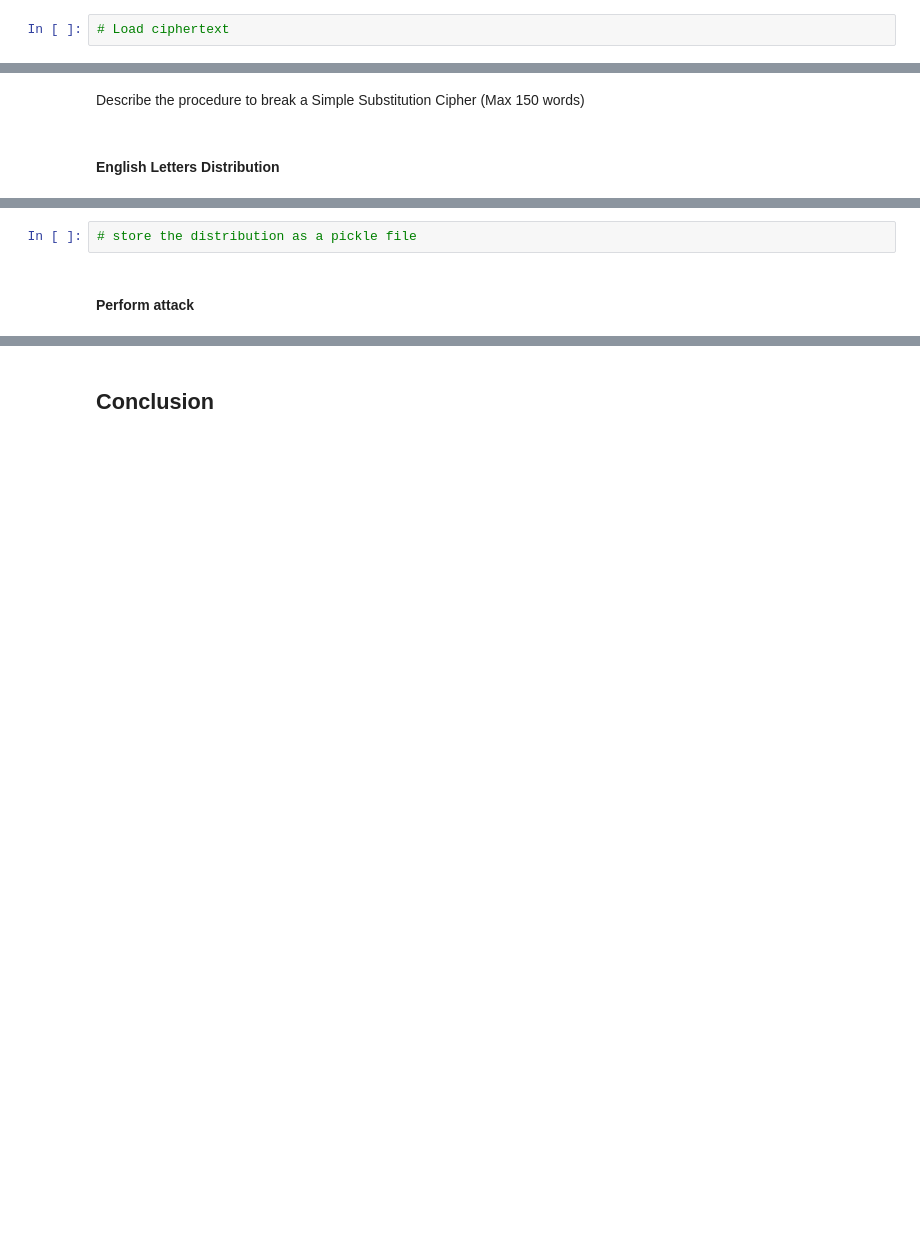
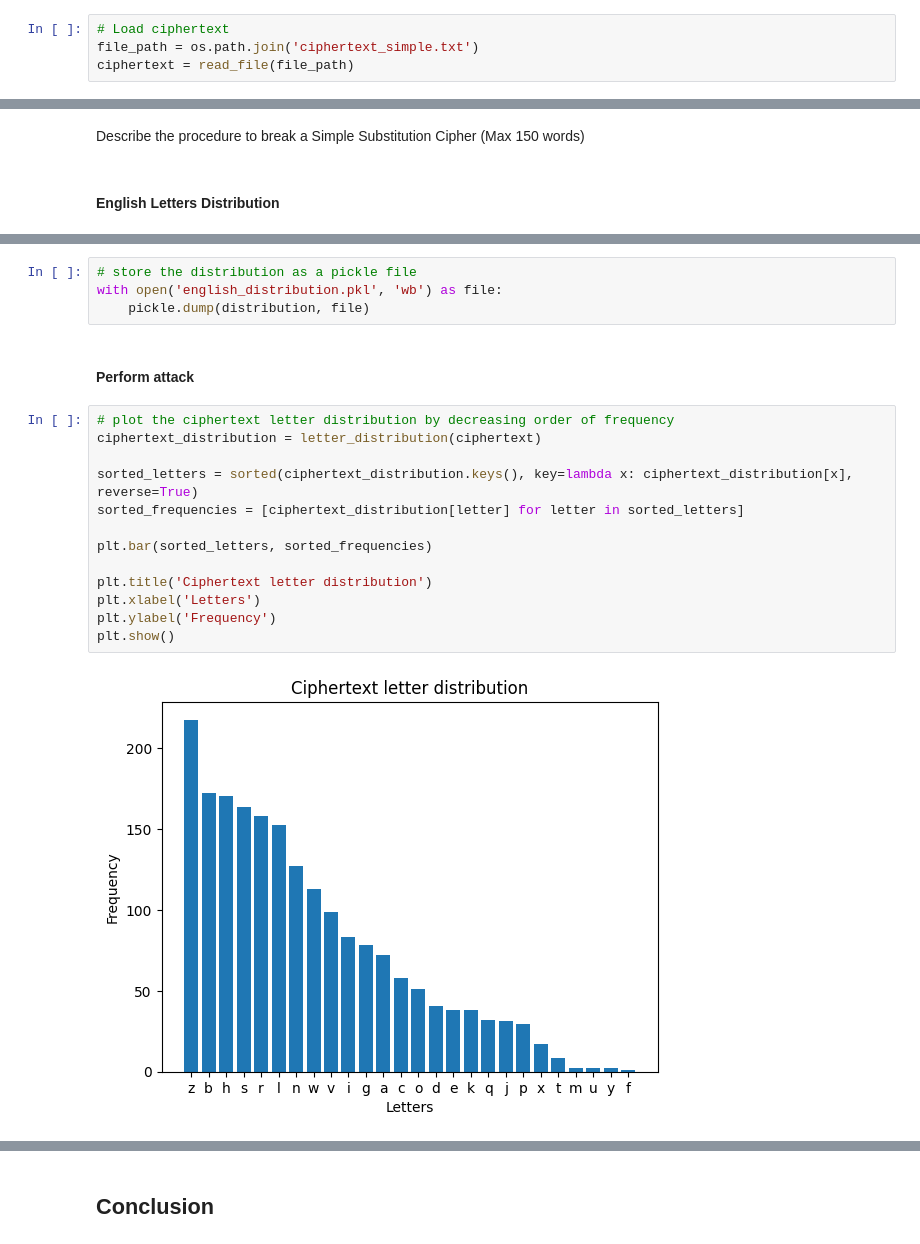
Before and after one commit to Luisbp27/unibo, a Jupyter notebook: EADS/Substitution Cipher/assignment1-template.ipynb, the cells around one changed output, grey strips where cells are left out. Saved outputs shown, nothing was run; the diff lists cells and outputs as text; blank space fills up the shorter version.

```diff
--- a/EADS/Substitution Cipher/assignment1-template.ipynb
+++ b/EADS/Substitution Cipher/assignment1-template.ipynb
@@ -206,6 +242,8 @@ apwwq! -> hello!
 ### Ciphertext
 # %%
 # Load ciphertext
+file_path = os.path.join('ciphertext_simple.txt')
+ciphertext = read_file(file_path)
 # %% [markdown]
 ### Frequency Analysis Attack
 # %% [markdown]
@@ -236,6 +310,23 @@ NameError: name 'distribution' is not defined
 # %%
 # store the distribution as a pickle file
+with open('english_distribution.pkl', 'wb') as file:
+    pickle.dump(distribution, file)
 # %% [markdown]
 #### Perform attack
+# %%
+# plot the ciphertext letter distribution by decreasing order of frequency
+ciphertext_distribution = letter_distribution(ciphertext)
+
+sorted_letters = sorted(ciphertext_distribution.keys(), key=lambda x: ciphertext_distribution[x], reverse=True)
+sorted_frequencies = [ciphertext_distribution[letter] for letter in sorted_letters]
+
+plt.bar(sorted_letters, sorted_frequencies)
+
+plt.title('Ciphertext letter distribution')
+plt.xlabel('Letters')
+plt.ylabel('Frequency')
+plt.show()
+# %% [output]
+[figure, added]
 # %%
 # perform Frequency analysis attack
```
Also changed, not shown: parts of 15 cells of this notebook, 2 other files.
